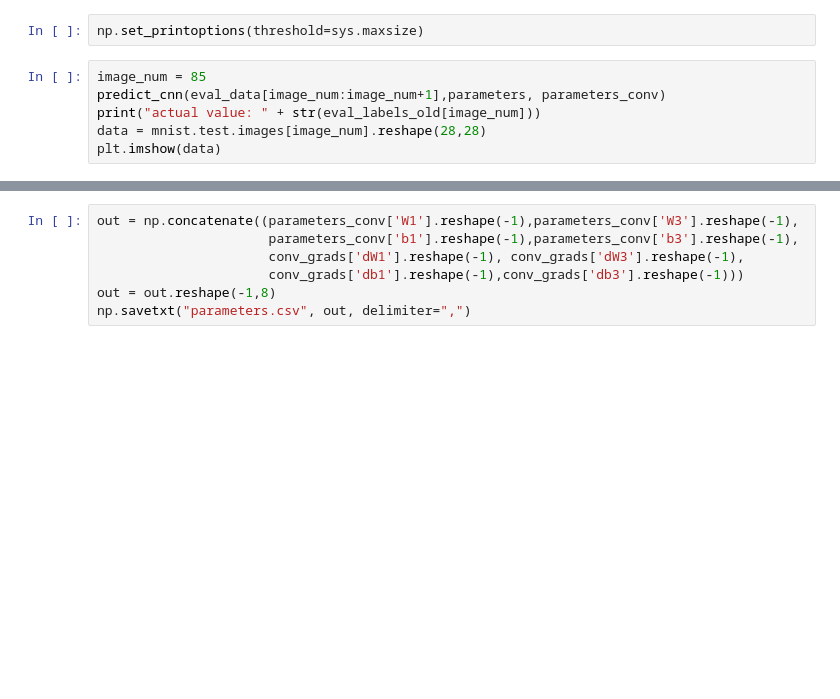
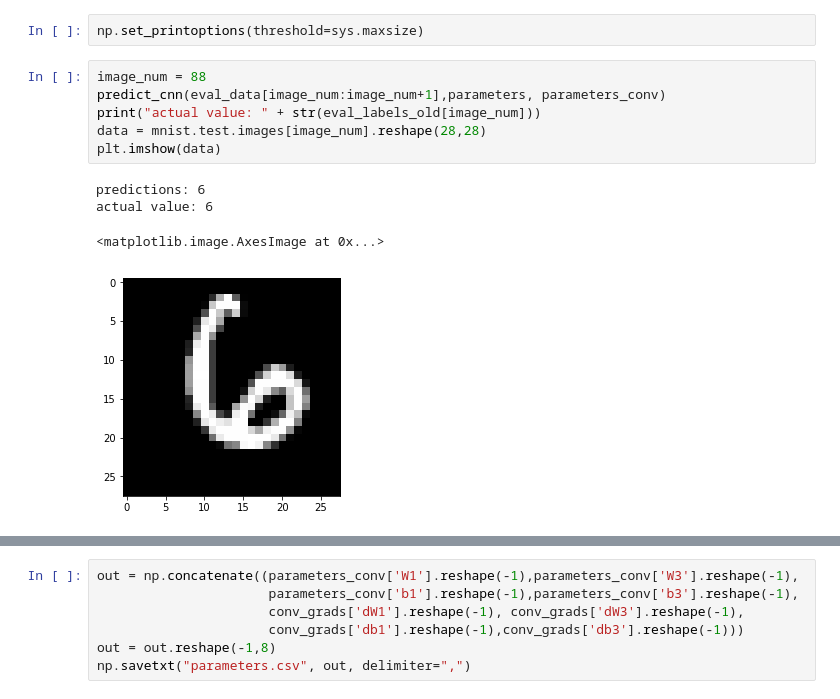
Before and after one commit to wssrcok/DeepLearning, a Jupyter notebook: CNN/cnn_mnist.ipynb, the cells around one changed output, grey strips where cells are left out. Cells and saved outputs as stored; diff of their text form; blank space fills up the shorter version.

```diff
--- a/CNN/cnn_mnist.ipynb
+++ b/CNN/cnn_mnist.ipynb
@@ -131,11 +164,16 @@ parameters
 # %%
 np.set_printoptions(threshold=sys.maxsize)
 # %%
-image_num = 85
+image_num = 88
 predict_cnn(eval_data[image_num:image_num+1],parameters, parameters_conv)
 print("actual value: " + str(eval_labels_old[image_num]))
 data = mnist.test.images[image_num].reshape(28,28)
 plt.imshow(data)
+# %% [output]
+predictions: 6
+actual value: 6
+<matplotlib.image.AxesImage at 0x...>
+[figure, added]
 # %%
 out = np.concatenate((parameters_conv['W1'].reshape(-1),parameters_conv['b1'].reshape(-1),
                      parameters_conv['W3'].reshape(-1), parameters_conv['b3'].reshape(-1)))
```
Also changed, not shown: parts of 12 cells of this notebook, 2 other files.
